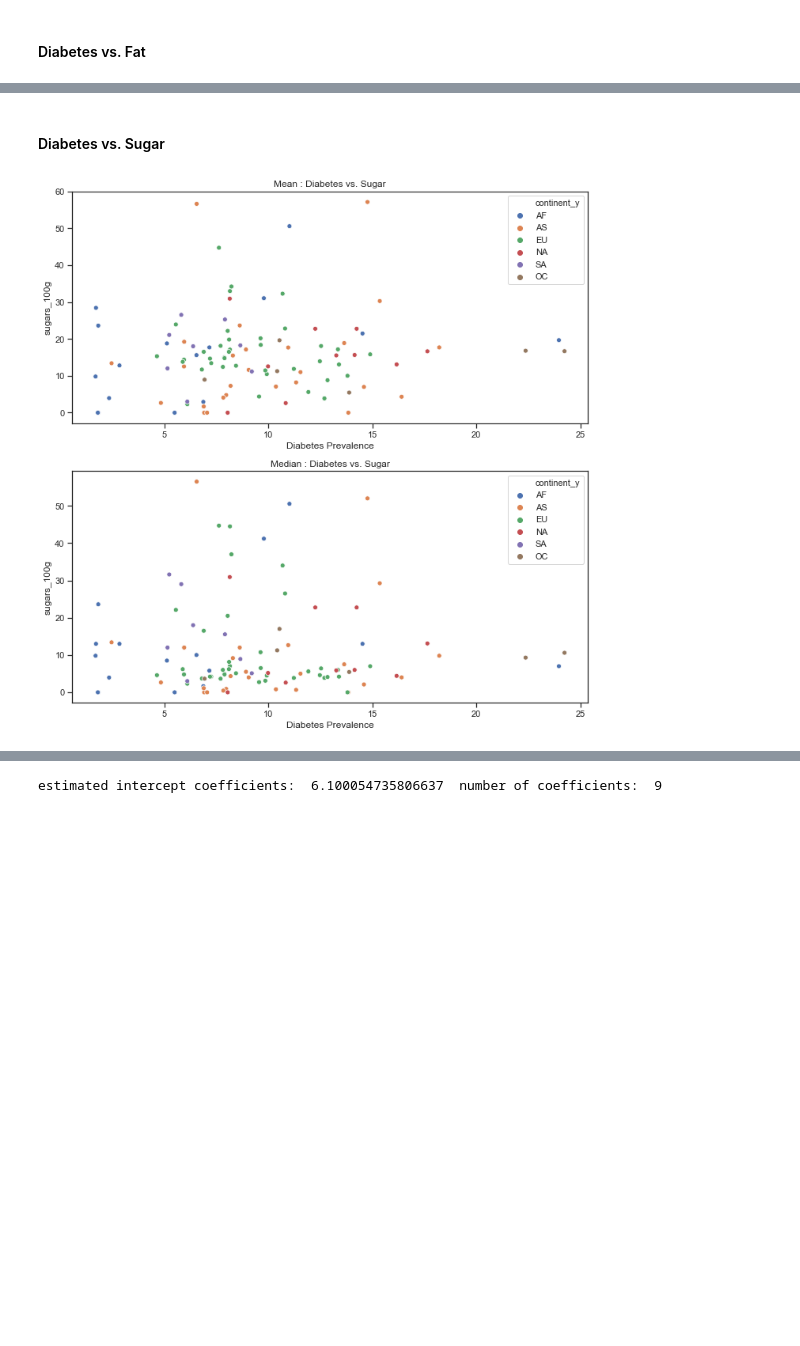
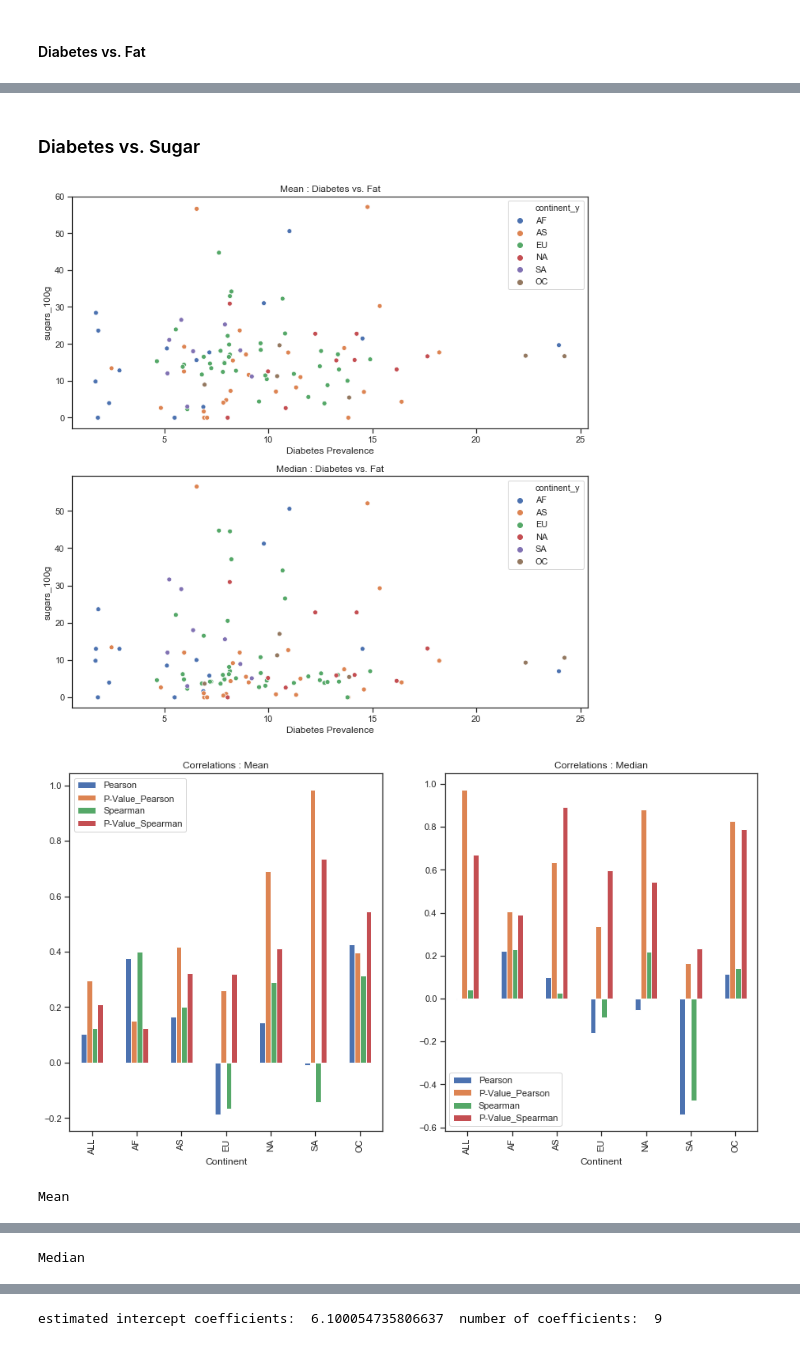
Before and after one commit to baraschi/AppliedDataAnalysis_Project, a Jupyter notebook: FoodProject.ipynb, the cells around one changed output, grey strips where cells are left out. Drawn from its saved outputs; the diff is of its cells as text; code cells hidden in the pictures; blank space fills up the shorter version.

```diff
--- a/FoodProject.ipynb
+++ b/FoodProject.ipynb
@@ -904,7 +882,11 @@ Median
 # %% [markdown]
-#### Diabetes vs. Sugar
+### Diabetes vs. Sugar
 # %%
 sns_plt(pd.concat(mean_diabetes[1:]),pd.concat(median_diabetes[1:]),
-        'Diabetes Prevalence', 'sugars_100g', 'continent_y', 'Mean', 'Median', 'Diabetes vs. Sugar')
+        'Diabetes Prevalence', 'sugars_100g', 'continent_y', 'Mean', 'Median', 'Diabetes vs. Fat')
+show_corr(mean_diabetes, median_diabetes, 'Diabetes Prevalence', 'sugars_100g',
+          'Mean', 'Median', columns, continent)
 # %% [output]
-[figure, old version]
+[figure, new version]
+[figure, added]
+Mean
@@ -910,0 +901 @@ sns_plt(pd.concat(mean_diabetes[1:]),pd.concat(median_diabetes[1:]),
+Median
```
Also changed, not shown: parts of 39 cells of this notebook.
